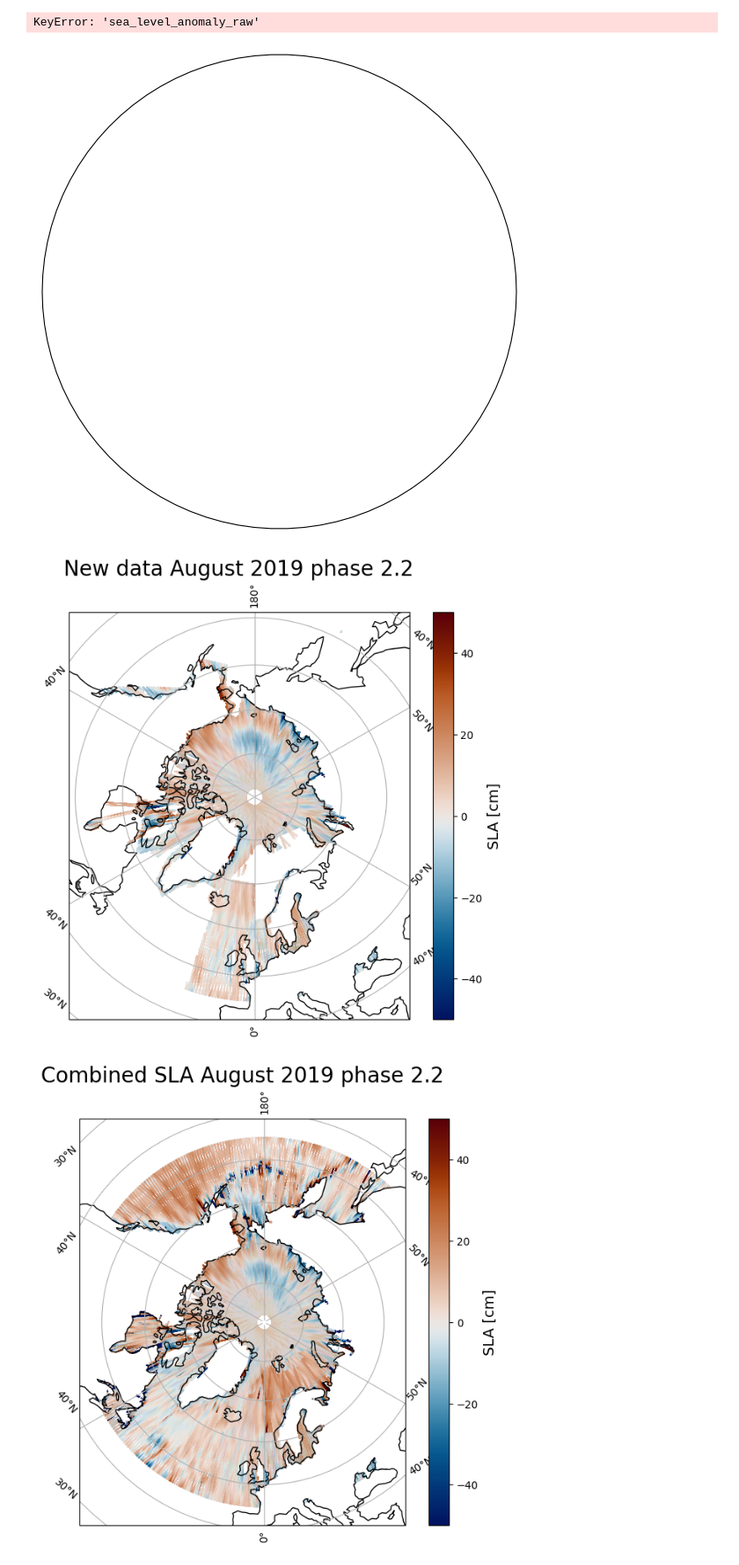
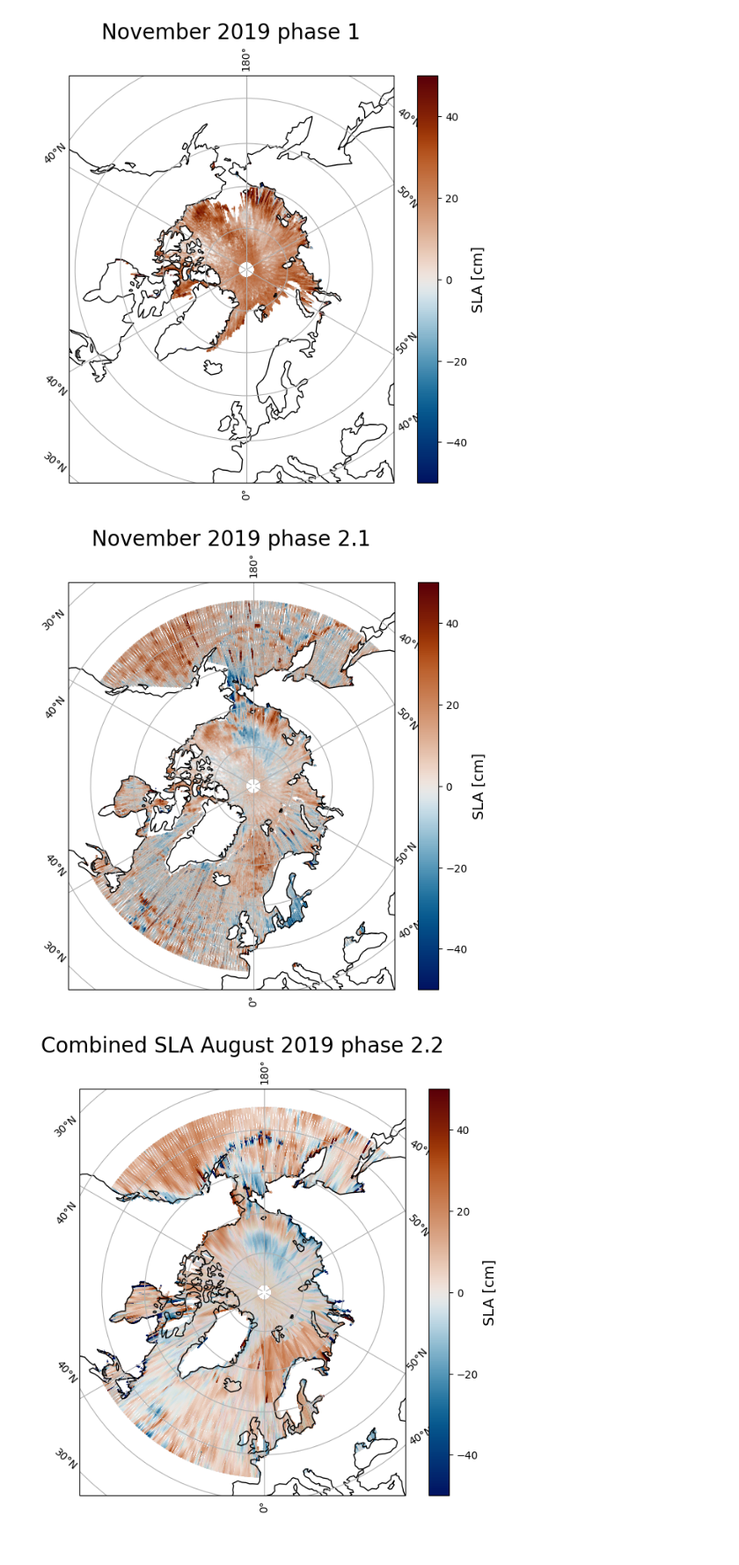
Before and after one commit to s176531/CryoTempo, a Jupyter notebook: data_investigation_northern.ipynb, the cells around one changed output. Shown at 88% size. Saved outputs shown, nothing was run; the diff lists cells and outputs as text; code cells hidden in the pictures.

Commit message:
Discrepancy investigation phase 1-2

```diff
--- a/data_investigation_northern.ipynb
+++ b/data_investigation_northern.ipynb
@@ -14,8 +14,8 @@ warnings.filterwarnings("ignore")
 # data_type = "sea_level_anomaly_filtered"
 data_type = "sea_level_anomaly_raw"
 # %%
-file_old = Path("data/data_rads_north_cryotempo/combined_rads_north_cryotempo/combined_2019_08.nc")
-file_new = Path("data/data_brock_north_hemi_new/combined_brock_north_hemi_new/combined_2019_08.nc")
+file_old = Path("data/data_Cryotempo_phase1_noveltis_tides_v2/combined_Cryotempo_phase1_noveltis_tides_v2/combined_2019_11.nc")
+file_new = Path("data/data_Cryotempo_phase21_official/combined_Cryotempo_phase21_official/combined_2019_11.nc")
 
 data_old = xr.open_dataset(file_old)
 data_new = xr.open_dataset(file_new)
@@ -27,17 +27,16 @@ idx_same = np.intersect1d(idx_same_lon, idx_same_lat)
 # %%
 fig = plt.figure(figsize=(8,7), dpi=100)
 ax = fig.add_subplot(1,1,1, projection=ccrs.NorthPolarStereo())
 im = ax.scatter(data_old.longitude, data_old.latitude, c=data_old[data_type]*100, s=0.005, alpha=0.3, cmap=cmc.vik, transform=ccrs.Geodetic(), vmin=-50, vmax=50)
 ax.coastlines()
 cbar = fig.colorbar(im)
 cbar.set_label("SLA [cm]", fontsize=14)
 cbar.solids.set(alpha=1)
-ax.set_title(f"Old data August 2019 phase 2.2", fontsize=20)
+ax.set_title(f"November 2019 phase 1", fontsize=20)
 ax.gridlines(draw_labels=True, dms=True, x_inline=False, y_inline=False)
 plt.show()
 # %% [output]
-KeyError: 'sea_level_anomaly_raw'
-[figure, old version]
+[figure, new version]
 # %%
 fig = plt.figure(figsize=(8,7), dpi=100)
 ax = fig.add_subplot(1,1,1, projection=ccrs.NorthPolarStereo())
@@ -46,11 +45,11 @@ ax.coastlines()
 cbar = fig.colorbar(im)
 cbar.set_label("SLA [cm]", fontsize=14)
 cbar.solids.set(alpha=1)
-ax.set_title(f"New data August 2019 phase 2.2", fontsize=20)
+ax.set_title(f"November 2019 phase 2.1", fontsize=20)
 ax.gridlines(draw_labels=True, dms=True, x_inline=False, y_inline=False)
 plt.show()
 # %% [output]
-[figure, old version]
+[figure, new version]
 # %%
 lat_both = xr.concat([data_old.latitude, data_new.latitude], dim="time")
 lon_both = xr.concat([data_old.longitude, data_new.longitude], dim="time")
```
Also changed, not shown: 3 other files.
